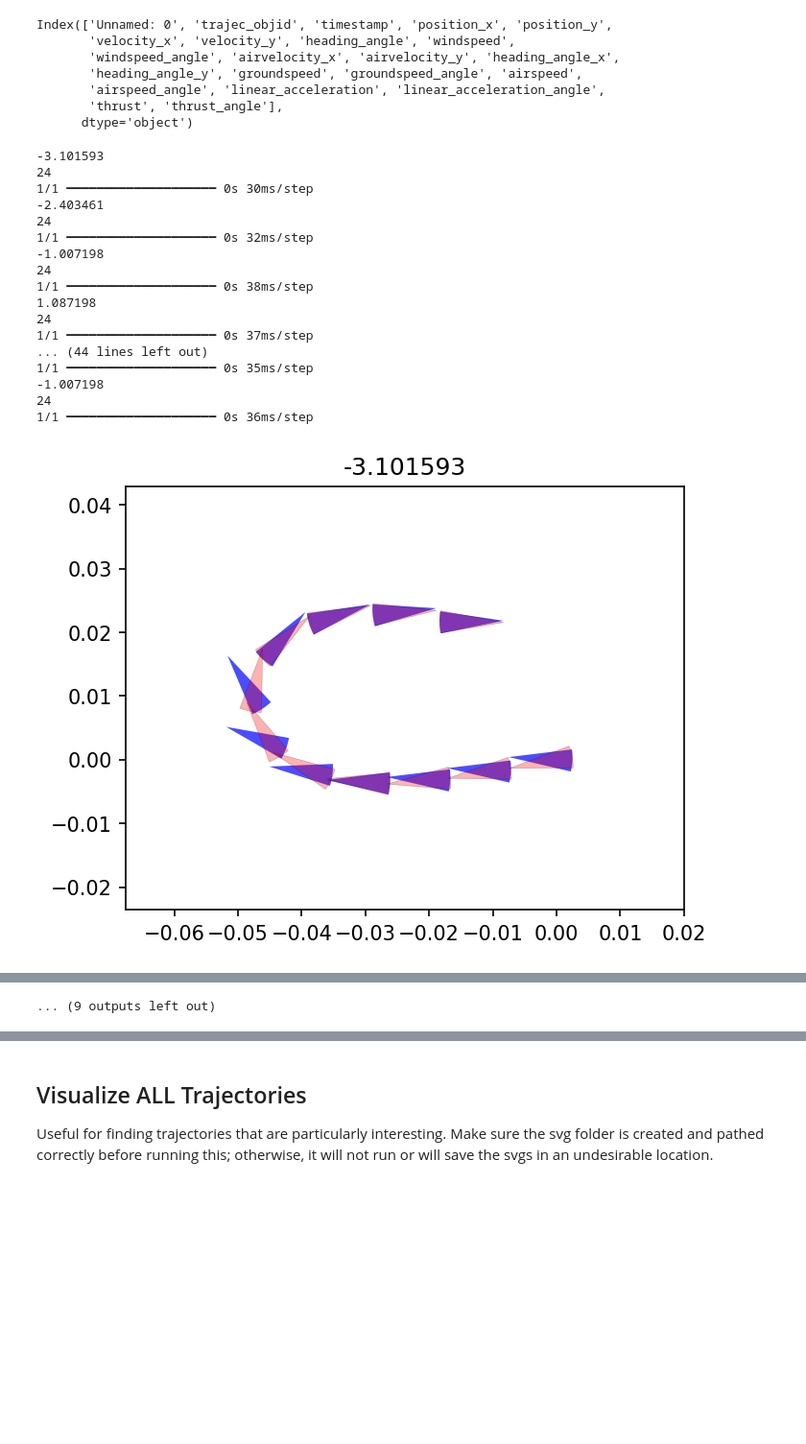
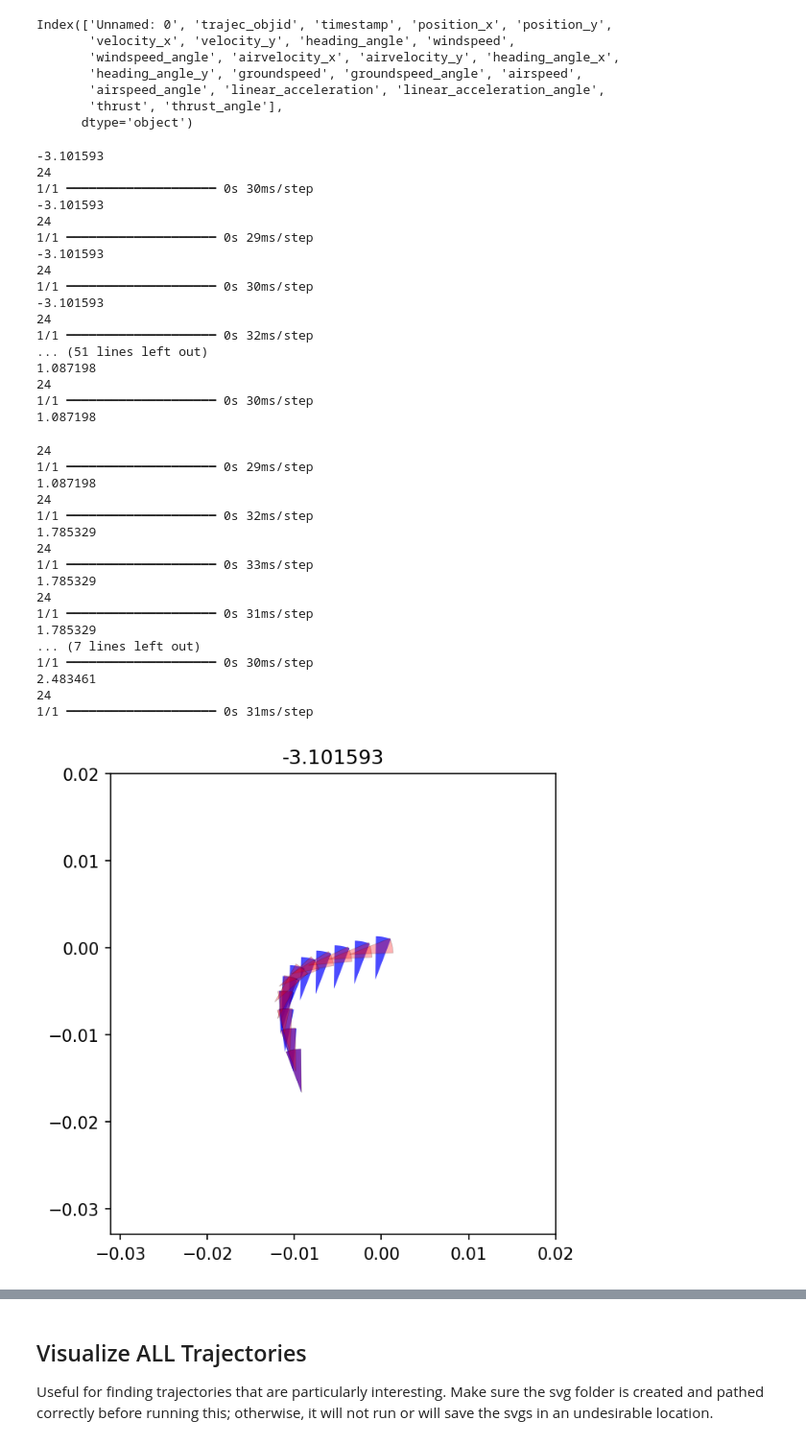
Before and after one commit to MayC06/drosophila_body_orientation_predictor, a Jupyter notebook: Notebooks/ben_predictor.ipynb, the cells around one changed output, grey strips where cells are left out. Shown at 96% size. Drawn from its saved outputs; the diff is of its cells as text; code cells hidden in the pictures; blank space fills up the shorter version.

Commit message:
Training and Testing CEM-all-angle-rotate-model

```diff
--- a/Notebooks/ben_predictor.ipynb
+++ b/Notebooks/ben_predictor.ipynb
@@ -265,7 +280,7 @@ Requirement already satisfied: mdurl~=0.1 in c:\users\mayc06\appdata\local\anaco
 DEPRECATION: Loading egg at c:\users\mayc06\appdata\local\anaconda3\envs\celliniwindsim\lib\site-packages\flyplotlib-0.0.1-py3.11.egg is deprecated. pip 24.3 will enforce this behaviour change. A poss ...
 DEPRECATION: Loading egg at c:\users\mayc06\appdata\local\anaconda3\envs\celliniwindsim\lib\site-packages\pychebfun-0.3-py3.11.egg is deprecated. pip 24.3 will enforce this behaviour change. A possibl ...
 # %%
-CEM_fly_data = pd.read_csv(f'../ExperimentalData/saccadelike_lesscontrol_forNehalCode_test00_stims_augmented.csv')
+CEM_fly_data = pd.read_csv(f'../ExperimentalData/saccadelike_lesscontrol_oldSampleRate_augmented.csv')
 body_and_trajectory_by_id = [group for _, group in CEM_fly_data.groupby('trajec_objid')]
 # %%
 body_and_trajectory_by_id[0].loc[range(0,51,5)]
@@ -463,7 +478,7 @@ from scipy.ndimage import gaussian_filter1d
 import pandas as pd
 
 # Load the pre-trained model
-best_estimator = load_model('model.keras')
+best_estimator = load_model('model_CEM_all-angle-rotate.keras')
 
 # Define colormaps for trajectory visualization
 blue_cmap = mcolors.LinearSegmentedColormap.from_list('blue_cmap', ['blue', 'blue'])
@@ -783,29 +799,46 @@ Index(['Unnamed: 0', 'trajec_objid', 'timestamp', 'position_x', 'position_y',
       dtype='object')
 # %%
 count=0
-for i in range(0,600,30):
+for i in range(30):
     print(traj_list[i].windspeed_angle[0])
     fig, ax = plt.subplots(figsize=(5,5), dpi=150)
-    predicted_heading = plot_trajectory_with_predicted_heading(traj_list[i],ax,best_estimator,include_id=True,smooth=True,**time_augmentation_kwargs)
-    figtitle = 'traj'+f"{count:02}"+'_titleZeta.svg'
+    predicted_heading = plot_trajectory_with_predicted_heading(traj_list[i],ax,best_estimator,arrow_size=0.005,include_id=True,smooth=True,**time_augmentation_kwargs)
+    figtitle = 'traj'+f"{count:02}"+'_CEMrotatemodel.svg'
     #plt.savefig(figtitle)
     count+=1
 # %% [output]
 -3.101593
 24
 1/1 ━━━━━━━━━━━━━━━━━━━━ 0s 30ms/step
--2.403461
+-3.101593
+24
+1/1 ━━━━━━━━━━━━━━━━━━━━ 0s 29ms/step
+-3.101593
+24
+1/1 ━━━━━━━━━━━━━━━━━━━━ 0s 30ms/step
+-3.101593
 24
 1/1 ━━━━━━━━━━━━━━━━━━━━ 0s 32ms/step
--1.007198
-24
-1/1 ━━━━━━━━━━━━━━━━━━━━ 0s 38ms/step
+... (51 lines left out)
 1.087198
 24
-1/1 ━━━━━━━━━━━━━━━━━━━━ 0s 37ms/step
-... (44 lines left out)
-1/1 ━━━━━━━━━━━━━━━━━━━━ 0s 35ms/step
--1.007198
-24
-1/1 ━━━━━━━━━━━━━━━━━━━━ 0s 36ms/step
+1/1 ━━━━━━━━━━━━━━━━━━━━ 0s 30ms/step
+1.087198
+24
+1/1 ━━━━━━━━━━━━━━━━━━━━ 0s 29ms/step
+1.087198
+24
+1/1 ━━━━━━━━━━━━━━━━━━━━ 0s 32ms/step
+1.785329
+24
+1/1 ━━━━━━━━━━━━━━━━━━━━ 0s 33ms/step
+1.785329
+24
+1/1 ━━━━━━━━━━━━━━━━━━━━ 0s 31ms/step
+1.785329
+... (7 lines left out)
+1/1 ━━━━━━━━━━━━━━━━━━━━ 0s 30ms/step
+2.483461
+24
+1/1 ━━━━━━━━━━━━━━━━━━━━ 0s 31ms/step
-[figure, old version]
+[figure, new version]
@@ -822 +853,0 @@ for i in range(0,600,30):
-... (9 outputs left out)
```
Also changed, not shown: parts of 11 cells of this notebook, 2 other files.
